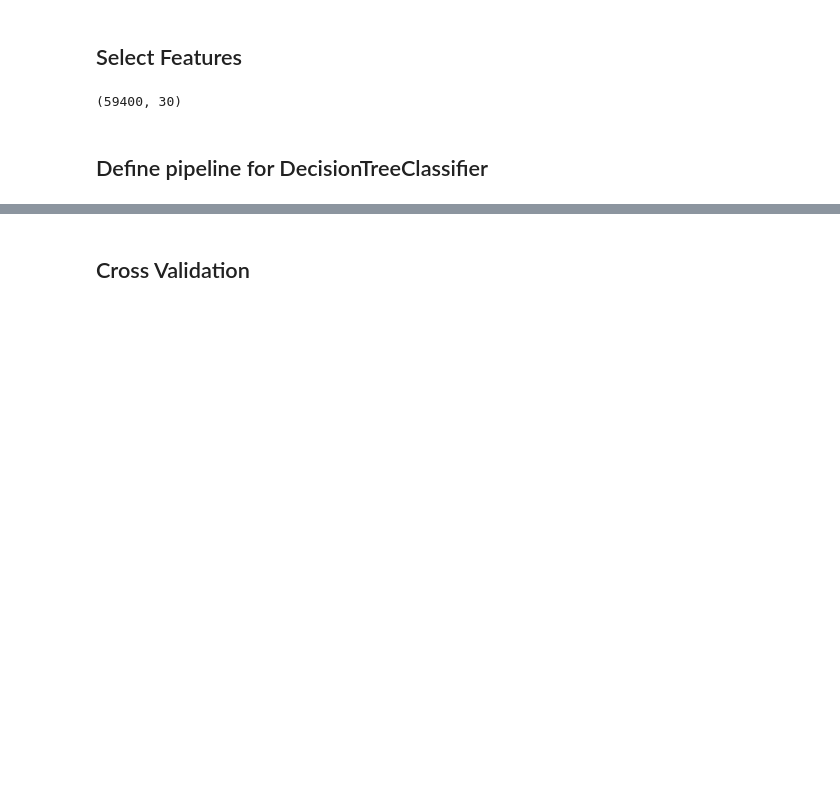
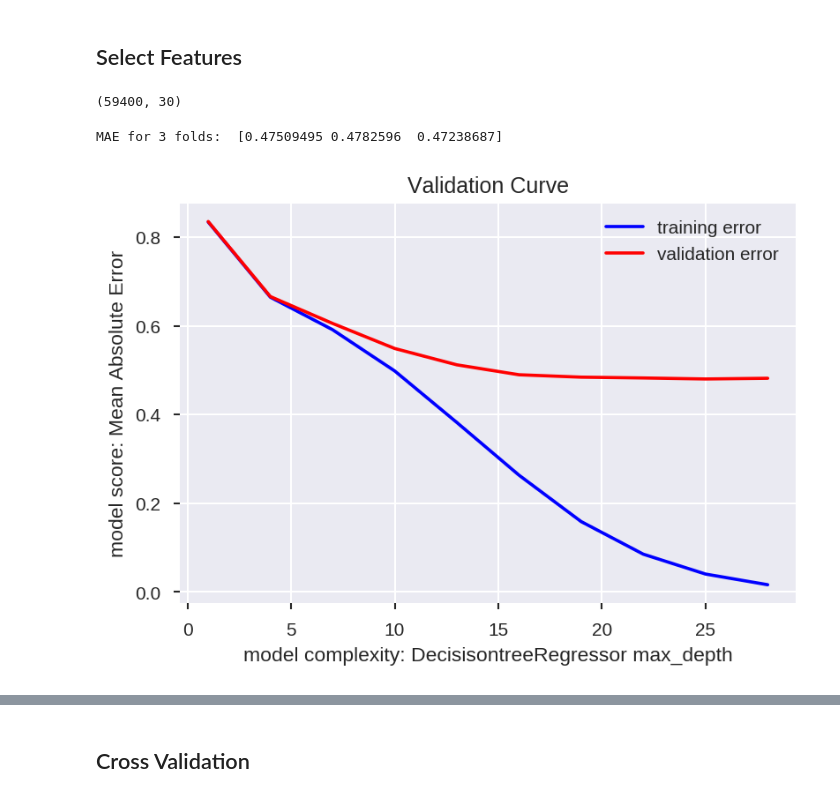
Before and after one commit to gptix/DS-Unit-2-Kaggle-Challenge, a Jupyter notebook: module3/LS_DS_223_assignment.ipynb, the cells around one changed output, grey strips where cells are left out. Cells and saved outputs as stored; diff of their text form; code cells hidden in the pictures; blank space fills up the shorter version.

```diff
--- a/module3/LS_DS_223_assignment.ipynb
+++ b/module3/LS_DS_223_assignment.ipynb
@@ -125,6 +126,10 @@ def wrangle(X):
     # The columns 'quantity' & 'quantity_group' are duplicates, so we drop one.
     X = X.drop(columns='quantity_group')
 
+    dict_status_group_to_int = {'non functional' : 0, 'functional needs repair' : 1, 'functional' : 2}
+
+    X['status_group'] =  X['status_group'].map(dict_status_group_to_int)
+
     # return the wrangled dataframe.
     return X
 # %%
@@ -151,15 +189,13 @@ categorical_features = cardinality[cardinality <= 50].index.tolist()
 # Concatenate the two series to list all features.
 features = numeric_features + categorical_features
 # print(features)
-# %% [output]
-(59400, 30)
 # %%
 ## Define X matrix and y vector
 # %%
 y_train = train[target]
 X_train = train[features]
 X_train.shape
+# %% [output]
+(59400, 30)
-# %% [markdown]
-## Define pipeline for DecisionTreeClassifier
 # %%
 from sklearn.pipeline import make_pipeline
@@ -178,0 +210,49 @@ decision_tree_pipeline = make_pipeline(
+# %%
+features = train.columns.drop(target)
+X_train = train[features]
+y_train = train[target]
+
+RFR_pipeline = make_pipeline(
+    ce.TargetEncoder(min_samples_leaf=1, smoothing=1),
+    SimpleImputer(strategy='median'),
+    RandomForestRegressor(n_estimators=100, n_jobs=-1, random_state=1984)
+)
+
+k=3
+scores = cross_val_score(RFR_pipeline, X_train, y_train, cv=k,
+                        scoring='neg_mean_absolute_error')
+
+print(f'MAE for {k} folds: ', -scores)
+# %% [output]
+MAE for 3 folds:  [0.47509495 0.4782596  0.47238687]
+# %%
+import matplotlib.pyplot as plt
+from sklearn.model_selection import validation_curve
+from sklearn.tree import DecisionTreeRegressor
+
+decision_tree_pipeline = make_pipeline(
+    ce.OrdinalEncoder(),
+    SimpleImputer(),
+    StandardScaler(),
+    DecisionTreeRegressor(random_state=1984)
+)
+
+depth = range(1, 30, 3)
+train_scores, val_scores = validation_curve(
+    decision_tree_pipeline, X_train, y_train,
+    param_name='decisiontreeregressor__max_depth',
+    param_range=depth, scoring='neg_mean_absolute_error',
+    cv=3,
+    n_jobs=-1
+)
+
+plt.figure(dpi=150)
+plt.plot(depth, np.mean(-train_scores, axis=1), color='blue', label = 'training error',)
+plt.plot(depth, np.mean(-val_scores, axis=1), color='red', label='validation error')
+plt.title('Validation Curve')
+plt.xlabel('model complexity: DecisisontreeRegressor max_depth')
+plt.ylabel('model score: Mean Absolute Error')
+# plt.ylim((500,700)) # Zoom
+plt.legend();
+# %% [output]
+[figure, added]
```
Also changed, not shown: parts of 9 cells of this notebook, 1 other file.
